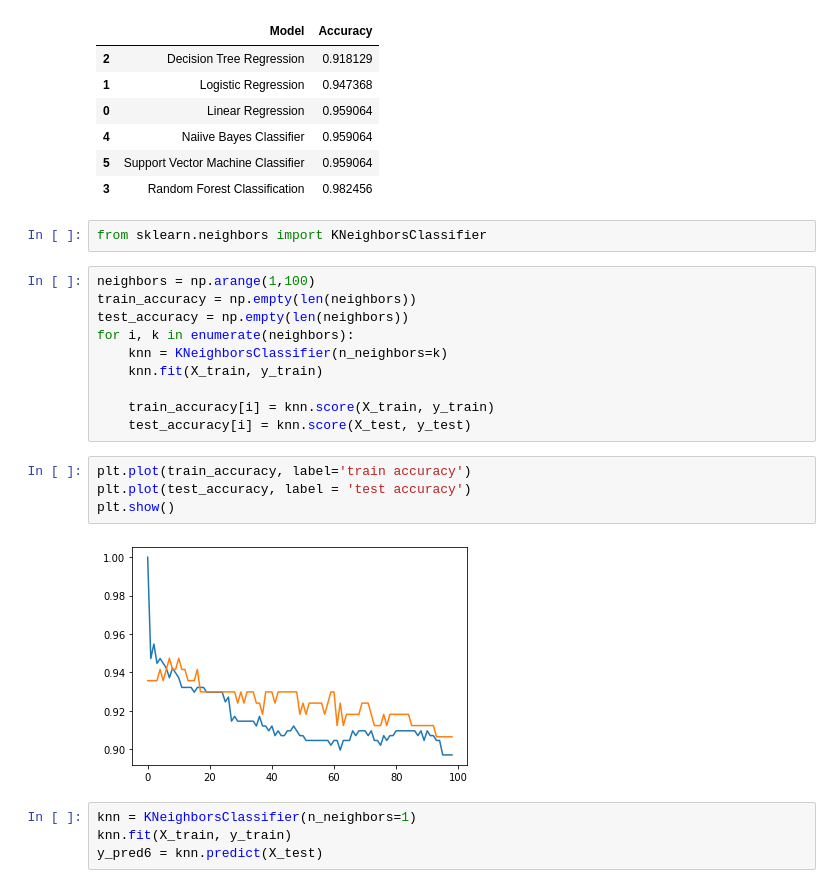
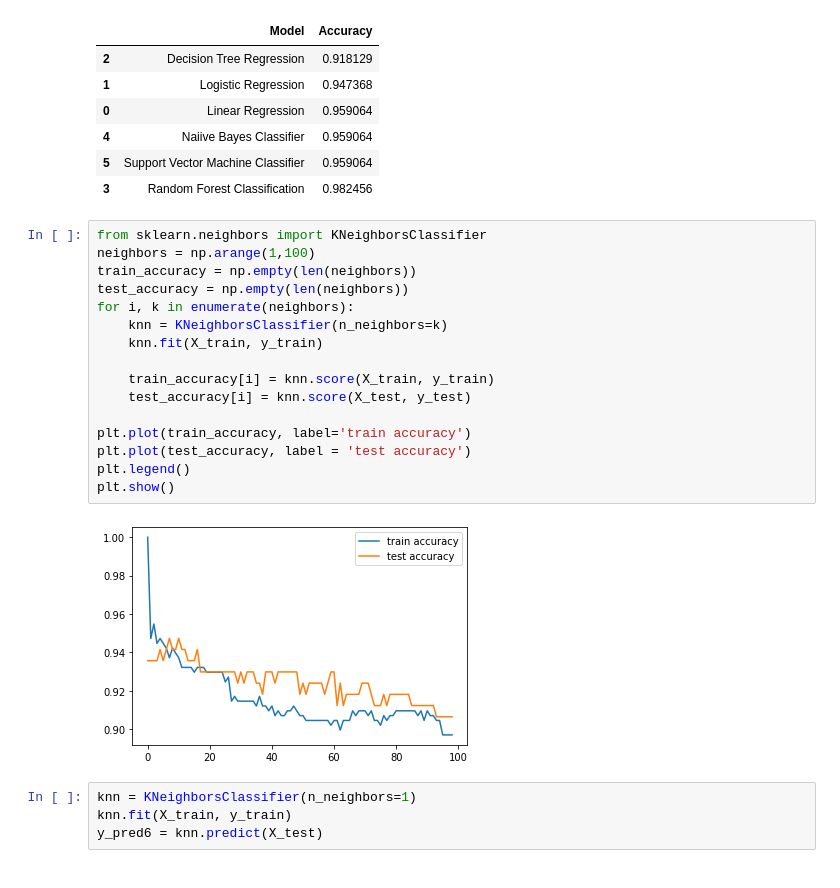
Before and after one commit to Roshni-Bala/Breast-Cancer-Risk-Prediction, a Jupyter notebook: risk_prediction.ipynb, the cells around one changed output. Cells and saved outputs as stored; diff of their text form.

```diff
--- a/risk_prediction.ipynb
+++ b/risk_prediction.ipynb
@@ -760,24 +611,24 @@ df_totacc.sort_values('Accuracy')
 | 4 | Naiive Bayes Classifier | 0.959064 |
 | 5 | Support Vector Machine Classifier | 0.959064 |
 | 3 | Random Forest Classification | 0.982456 |
-# %%
-from sklearn.neighbors import KNeighborsClassifier
 # %%
+from sklearn.neighbors import KNeighborsClassifier
 neighbors = np.arange(1,100)
 train_accuracy = np.empty(len(neighbors))
 test_accuracy = np.empty(len(neighbors))
 for i, k in enumerate(neighbors):
     knn = KNeighborsClassifier(n_neighbors=k)
     knn.fit(X_train, y_train)
 
     train_accuracy[i] = knn.score(X_train, y_train)
     test_accuracy[i] = knn.score(X_test, y_test)
+
+plt.plot(train_accuracy, label='train accuracy')
+plt.plot(test_accuracy, label = 'test accuracy')
+plt.legend()
+plt.show()
+# %% [output]
+[figure, added]
-# %%
-plt.plot(train_accuracy, label='train accuracy')
-plt.plot(test_accuracy, label = 'test accuracy')
-plt.show()
-# %% [output]
-[figure, removed]
 # %%
 knn = KNeighborsClassifier(n_neighbors=1)
 knn.fit(X_train, y_train)
```
Also changed, not shown: parts of 49 cells of this notebook.
